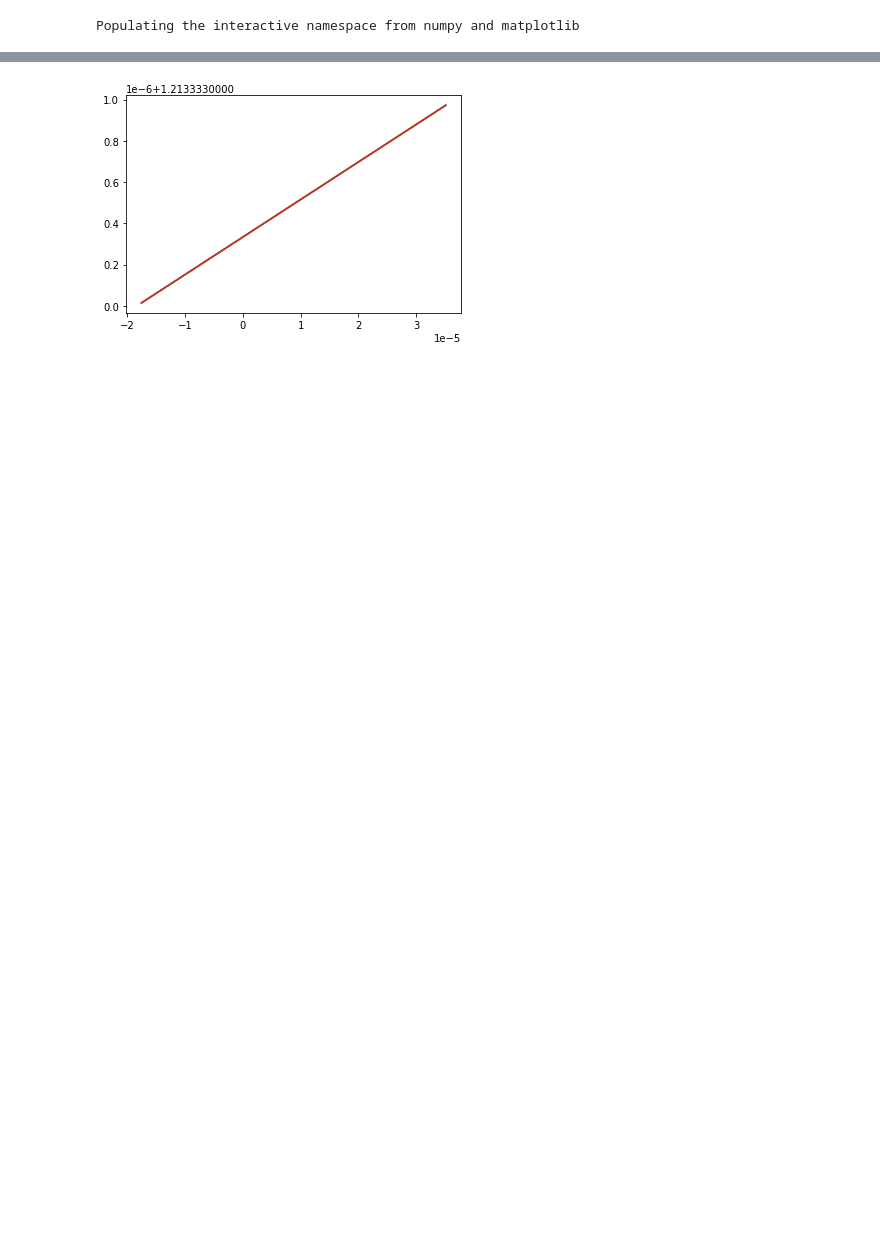
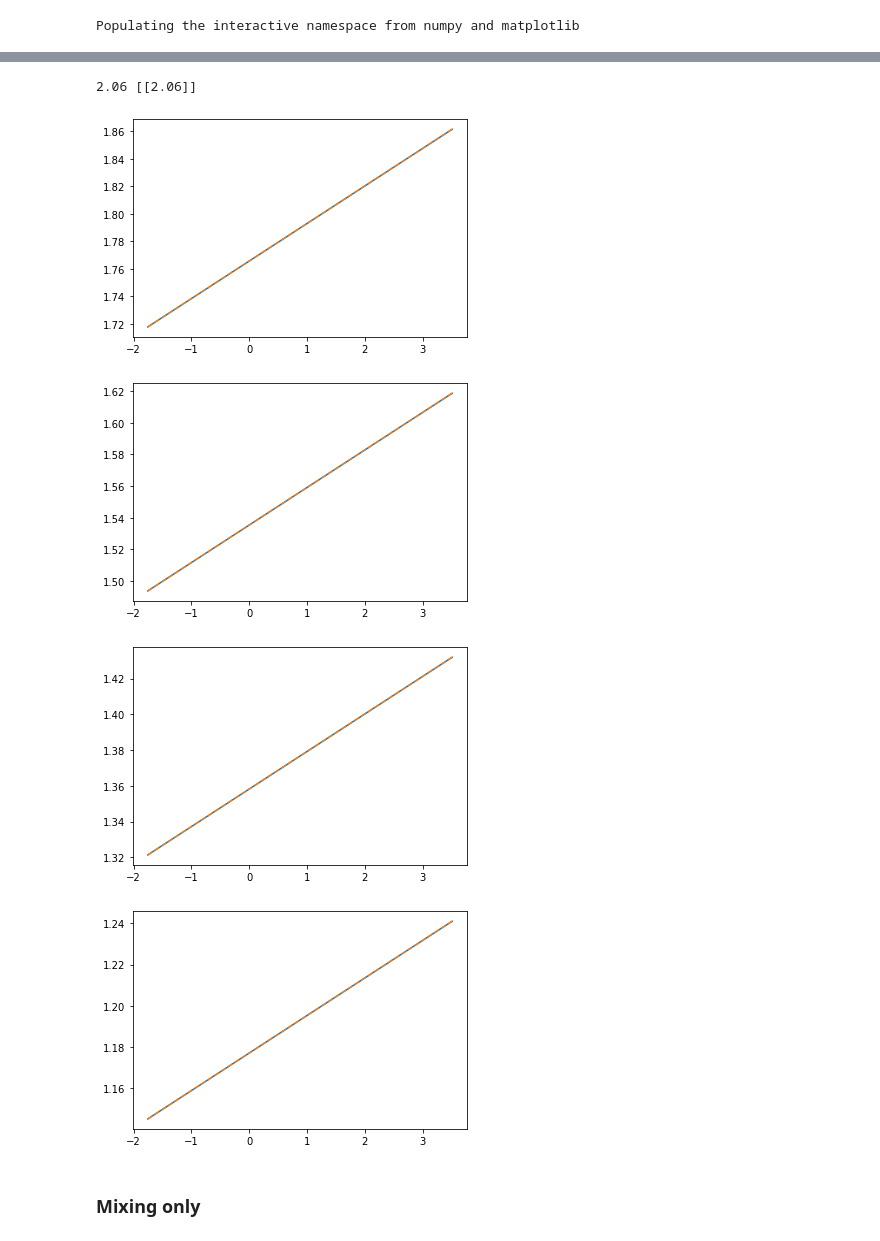
Before and after one commit to chappertron/TSEOS, a Jupyter notebook: testing_the_model.ipynb, the cells around one changed output, grey strips where cells are left out. Saved outputs shown, nothing was run; the diff lists cells and outputs as text; code cells hidden in the pictures; blank space fills up the shorter version.

```diff
--- a/testing_the_model.ipynb
+++ b/testing_the_model.ipynb
@@ -34,7 +93,7 @@ plt.plot(presses,V)
 
 temps_x_test = np.linspace(180,320,1000)
 
-for press in np.array([ -1000000,-1500,1,1500,100000]):
+for press in np.array([ -1500,1,1500]):
     xs_opt = bid.x(temps_x_test,np.array([press]))
     temps_x_test.shape
     plt.plot(temps_x_test,xs_opt,label=f'press: {press} bar')
@@ -124,16 +190,27 @@ plot(temps_hat,omega_check(temps_hat,del_presses[0]),ls='--')
+# %%
+print(omega_check(1,2),bid.mixer.omega_func(1,2))
+# %% [output]
+2.06 [[2.06]]
 # %%
 temps = np.array([200,230,260,300])   #np.arange(180,320)
 presses = np.linspace(-1500,3000)
 temps_hat = bid.convert_T(temps)
 presses_hat = bid.convert_P(presses)
 
 del_presses = presses_hat - bid.convert_P(bid.Pc)
-for temp in temps:
-    omega_T = bid.mixer.omega_func(temps_hat[-1],presses_hat)
+for temp_hat in temps_hat:
+    omega_P = bid.mixer.omega_func(temp_hat,del_presses)
     omega_check = lambda T,delP: (2+0.03*delP)/T
 
-    plot(presses_hat,omega_T.T,label=f'{temp}')
+    plot(presses_hat,omega_P.T,label=f'{temp}')
 
-    #plot(presses_hat,omega_check(temp,del_presses),ls='--',label=f'{temp}')
+    plot(presses_hat,omega_check(temp_hat,del_presses),ls='--',label=f'{temp}')
+
+    plt.show()
 # %% [output]
-[figure, old version]
+[figure, new version]
+[figure, added]
+[figure, added]
+[figure, added]
+# %% [markdown]
+### Mixing only
```
Also changed, not shown: parts of 31 cells of this notebook, 3 other files.
